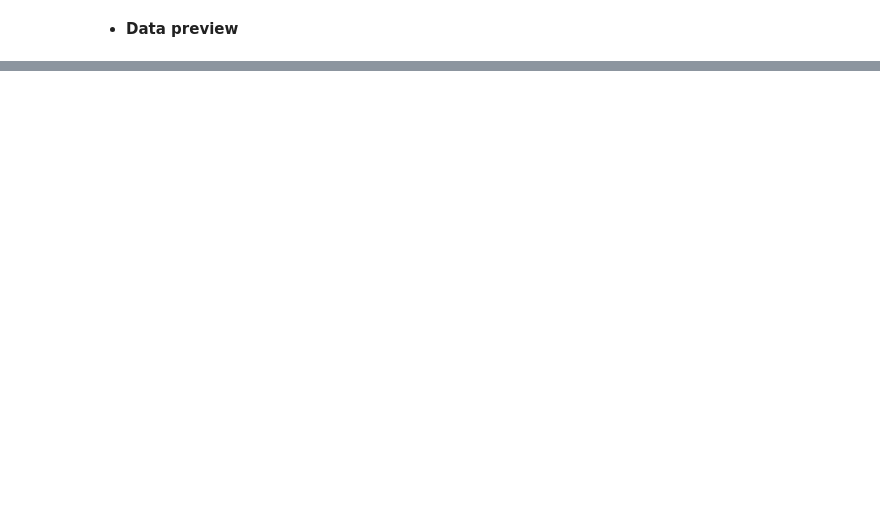
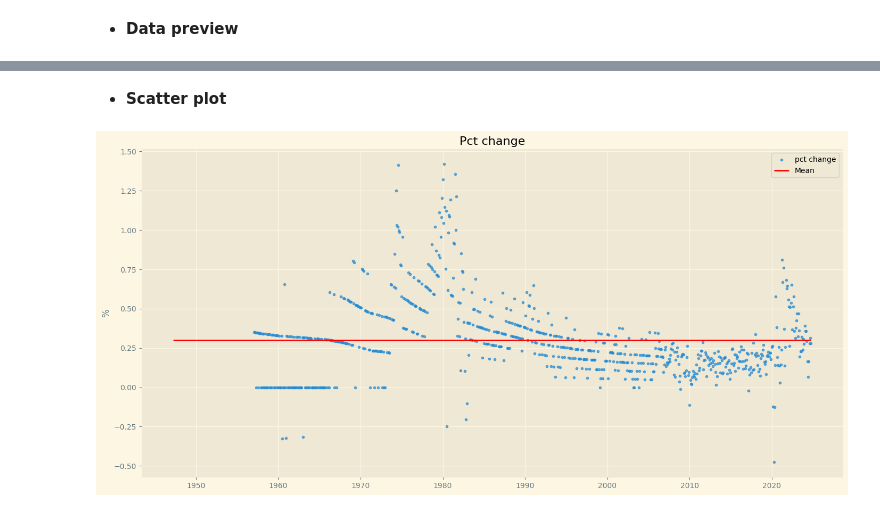
Before and after one commit to mod7ex/macro, a Jupyter notebook: Endogenous/CPILFESL.ipynb, the cells around one changed output, grey strips where cells are left out. Cells and saved outputs as stored; diff of their text form; code cells hidden in the pictures; blank space fills up the shorter version.

```diff
--- a/Endogenous/CPILFESL.ipynb
+++ b/Endogenous/CPILFESL.ipynb
@@ -101,0 +120,22 @@ pd.DataFrame(stats, index=[x for x in stats._fields], columns=['value'])
+# %%
+from scipy.stats import describe
+
+# Display the results
+
+stats = describe(df['^ %'].dropna().tolist())
+pd.DataFrame(
+    {
+        'value': [
+            str(stats.nobs),
+            stats.minmax[0] * 100,
+            stats.minmax[1] * 100,
+            stats.mean * 100,
+            df['^ %'].median() * 100,
+            df['^ %'].mode(dropna=True)[0] * 100,
+            stats.variance,
+            stats.skewness,
+            stats.kurtosis
+        ]
+    },
+    index=['nobs', 'Min %', 'Max %', 'Mean %', "Median", "Mode", 'Variance', 'Skewness', 'Kurtosis'],
+)
@@ -112,0 +210,12 @@ CPILFESL_df['CPILFESL'].plot(
+# %% [markdown]
+- **Scatter plot**
+# %%
+plt.figure(figsize=(17, 8))
+
+plt.scatter(x=df.index, y=df['^ %']*100, alpha=.7, marker=".");
+plt.plot(df.index, [100 * stats.mean] * len(df), 'r');
+plt.title('Pct change')
+plt.ylabel('%')
+plt.legend(['pct change', 'Mean']);
+# %% [output]
+[figure, added]
```
Also changed, not shown: parts of 26 cells of this notebook.
